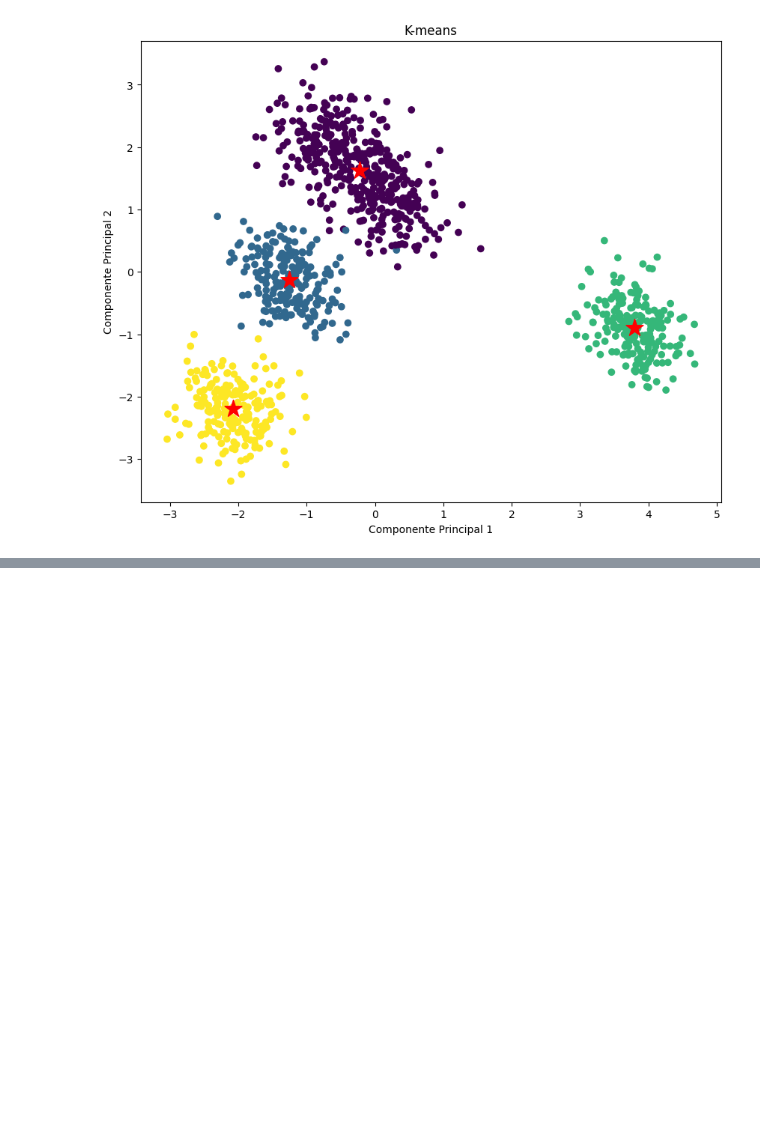
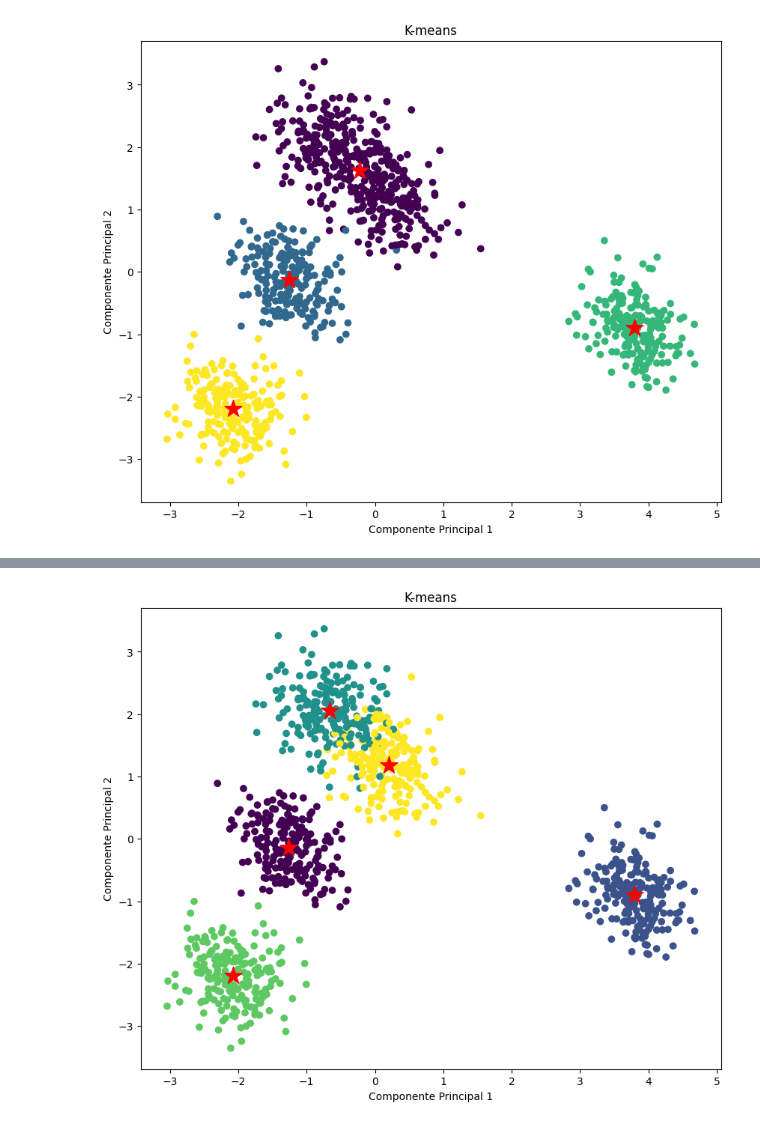
Before and after one commit to davidlealo/tallermodelosnosupervisados, a Jupyter notebook: taller_v2.ipynb, the cells around one changed output, grey strips where cells are left out. Drawn from its saved outputs; the diff is of its cells as text; code cells hidden in the pictures; blank space fills up the shorter version.

```diff
--- a/taller_v2.ipynb
+++ b/taller_v2.ipynb
@@ -294,0 +388,11 @@ plt.show()
+# %%
+# Graficar con los centroides * para los 5 clusters
+plt.figure(figsize=(10, 8))
+plt.scatter(X_pca[:, 0], X_pca[:, 1], c=kmeans.labels_, cmap='viridis')
+plt.scatter(kmeans.cluster_centers_[:, 0], kmeans.cluster_centers_[:, 1], marker='*', s=300, c='r')
+plt.xlabel('Componente Principal 1')
+plt.ylabel('Componente Principal 2')
+plt.title('K-means')
+plt.show()
+# %% [output]
+[figure, added]
```
Also changed, not shown: parts of 3 cells of this notebook.
